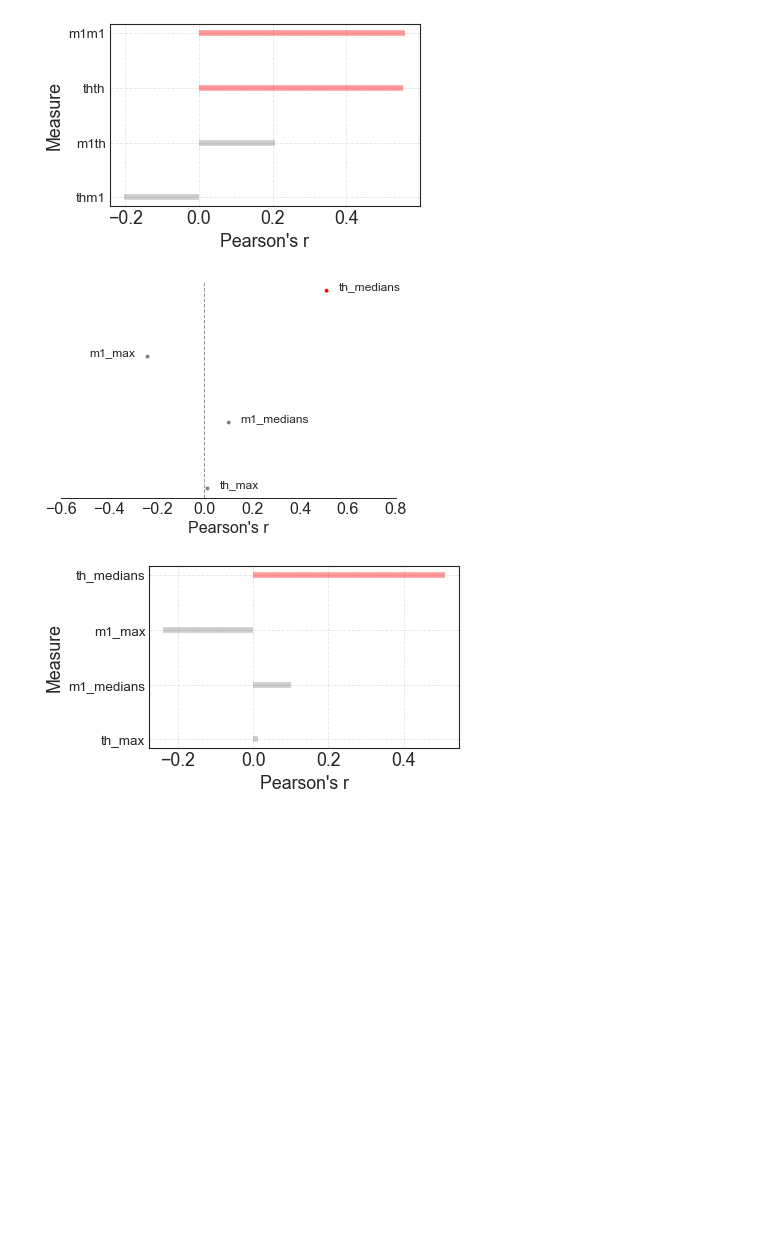
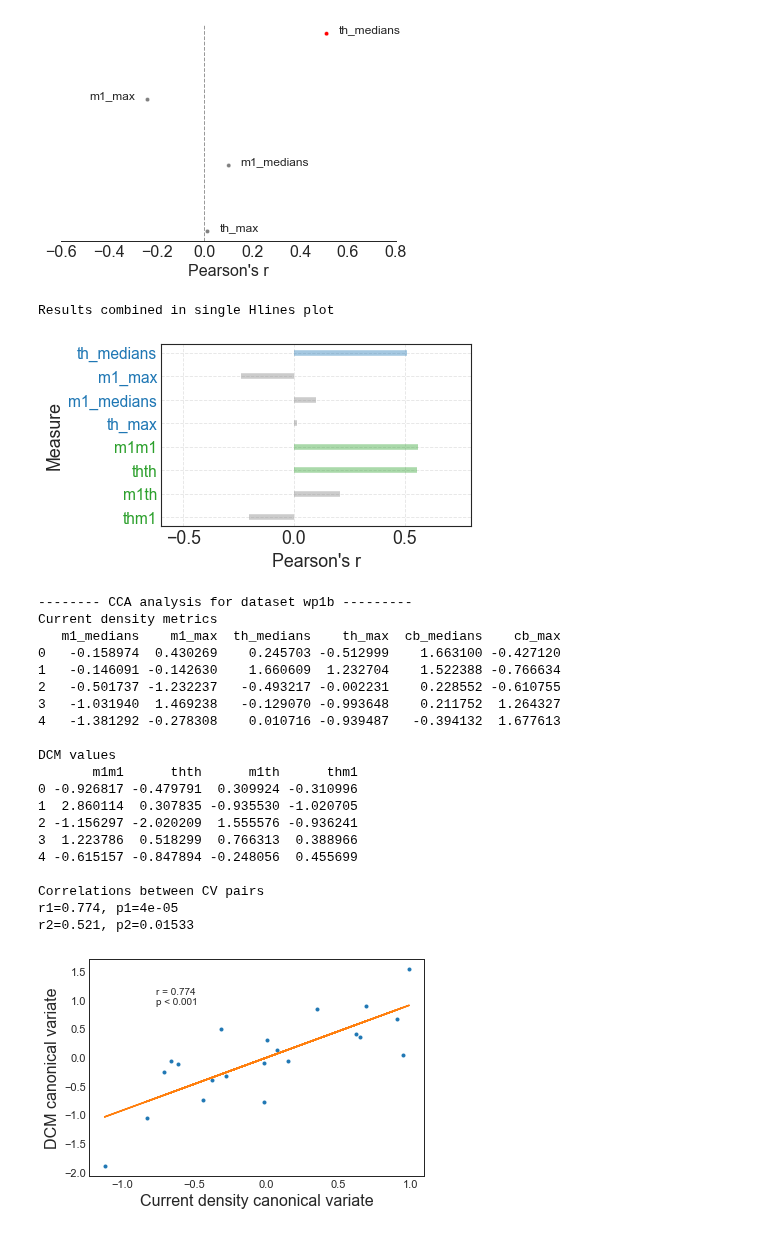
Before and after one commit to davide-aloi/wp1_2_roast, a Jupyter notebook: wp_all_8_current_density_cor.ipynb, the cells around one changed output. Saved outputs shown, nothing was run; the diff lists cells and outputs as text; code cells hidden in the pictures; blank space fills up the shorter version.

Commit message:
plot added

```diff
--- a/wp_all_8_current_density_cor.ipynb
+++ b/wp_all_8_current_density_cor.ipynb
@@ -181,17 +181,35 @@ for db_id, db in enumerate(db_names):
             plt.text(df_cor.r[i]+off_x, df_cor['rank'].values[i]+0.01, measure, fontdict={'size': 12, 'ha': al})
         plt.show()
 
-        # Second version of plots
+    # Second version of plots (combining the two plots above)
+    print('Results combined in single Hlines plot')
+    results[0]['measure_group'] = 'DCM'
+    results[1]['measure_group'] = 'CD'
+    results[0] = results[0].sort_values(by=['r'], key = abs, ascending = False).reset_index(drop=True)
+    results[1] = results[1].sort_values(by=['r'], key = abs, ascending = False).reset_index(drop=True)
+    results[0]['col'] = np.where(results[0]['p'] < 0.05, 'tab:green', 'gray')
+    results[1]['col'] = np.where(results[1]['p'] < 0.05, 'tab:blue', 'gray')
+    results[0]['rank'] = np.flip(results[0].index.values)
+    results[1]['rank'] = np.flip(results[1].index.values) + results[0].shape[0]
 
-        plt.figure(figsize=(5,3), dpi= 80)
-        plt.hlines(y=df_cor['rank'], xmin=0, xmax=df_cor['r'], color=df_cor.col, alpha=0.4, linewidth=5)
+    df_all = pd.concat([results[0], results[1]], ignore_index=True)
+    df_all['sig'] =  np.where(df_all['p'] < 0.05, 'sig', 'not-sig')
 
-        # Decorations
-        plt.gca().set(ylabel='Measure', xlabel="Pearson's r")
-        plt.yticks(df_cor['rank'], df_cor.measure, fontsize=12)
-        #plt.title('Diverging Bars of Car Mileage', fontdict={'size':20})
-        plt.grid(linestyle='--', alpha=0.5)
-        plt.show()
+
+    plt.figure(figsize=(5,3), dpi= 80)
+    plt.hlines(y=df_all['rank'], xmin=0, xmax=df_all['r'], color=df_all.col, alpha=0.4, linewidth=5)
+
+    # Decorations
+    plt.gca().set(ylabel='Measure', xlabel="Pearson's r")
+    plt.yticks(df_all['rank'], df_all.measure, fontsize=14)
+    mycolors = ['tab:green' if x == 'DCM' else 'tab:blue' for x in df_all['measure_group']]
+    for ticklabel, tickcolor in zip(plt.gca().get_yticklabels(), mycolors):
+        ticklabel.set_color(tickcolor)
+
+    #plt.title('Diverging Bars of Car Mileage', fontdict={'size':20})
+    plt.grid(linestyle='--', alpha=0.5)
+    plt.xlim(-0.6,0.8)
+    plt.show()
 # %% [output]
 -------- CCA analysis for dataset wp2a ---------
 Current density metrics
@@ -200,33 +218,54 @@ Current density metrics
 1    1.202965  1.111482   -0.967031 -0.837454
 2   -0.107853  1.544385   -0.503373  0.143153
 3   -0.665023 -1.268581   -0.250689 -0.461470
 4    0.777813  0.006170    1.643100 -0.504230
 
 DCM values
        m1m1      thth      m1th      thm1
 0  0.300931  1.085120 -1.125615 -0.815612
 1 -1.533606  0.598047  0.172432 -0.076831
 2 -2.011669 -1.517923 -0.709467  0.424610
 3  1.769832  0.171052 -0.640999 -0.924352
 4 -0.010210  0.366904 -0.165926 -0.092548
 
 Correlations between CV pairs
 r1=0.655, p1=0.00093
 r2=0.484, p2=0.02261
 [figure]
 ---- CCA analysis db: wp2a ----
 Correlations between first current density variate and DCM measures
 m1m1: r=0.561, p=0.00661
 thth: r=0.555, p=0.00737
 m1th: r=0.208, p=0.35397
 thm1: r=-0.204, p=0.36148
 
 Correlations between first DCM variate and current density measures
 m1_medians: r=0.102, p=0.6531
 m1_max: r=-0.238, p=0.28556
 th_medians: r=0.511, p=0.0152
 th_max: r=0.012, p=0.95606
 [figure]
-[figure, old version]
+[figure, new version]
+Results combined in single Hlines plot
-[figure, old version]
+[figure, new version]
+-------- CCA analysis for dataset wp1b ---------
+Current density metrics
+   m1_medians    m1_max  th_medians    th_max  cb_medians    cb_max
+0   -0.158974  0.430269    0.245703 -0.512999    1.663100 -0.427120
+1   -0.146091 -0.142630    1.660609  1.232704    1.522388 -0.766634
+2   -0.501737 -1.232237   -0.493217 -0.002231    0.228552 -0.610755
+3   -1.031940  1.469238   -0.129070 -0.993648    0.211752  1.264327
+4   -1.381292 -0.278308    0.010716 -0.939487   -0.394132  1.677613
+
+DCM values
+       m1m1      thth      m1th      thm1
+0 -0.926817 -0.479791  0.309924 -0.310996
+1  2.860114  0.307835 -0.935530 -1.020705
+2 -1.156297 -2.020209  1.555576 -0.936241
+3  1.223786  0.518299  0.766313  0.388966
+4 -0.615157 -0.847894 -0.248056  0.455699
+
+Correlations between CV pairs
+r1=0.774, p1=4e-05
+r2=0.521, p2=0.01533
-[figure, old version]
+[figure, new version]
```
Also changed, not shown: parts of 1 cell of this notebook.
